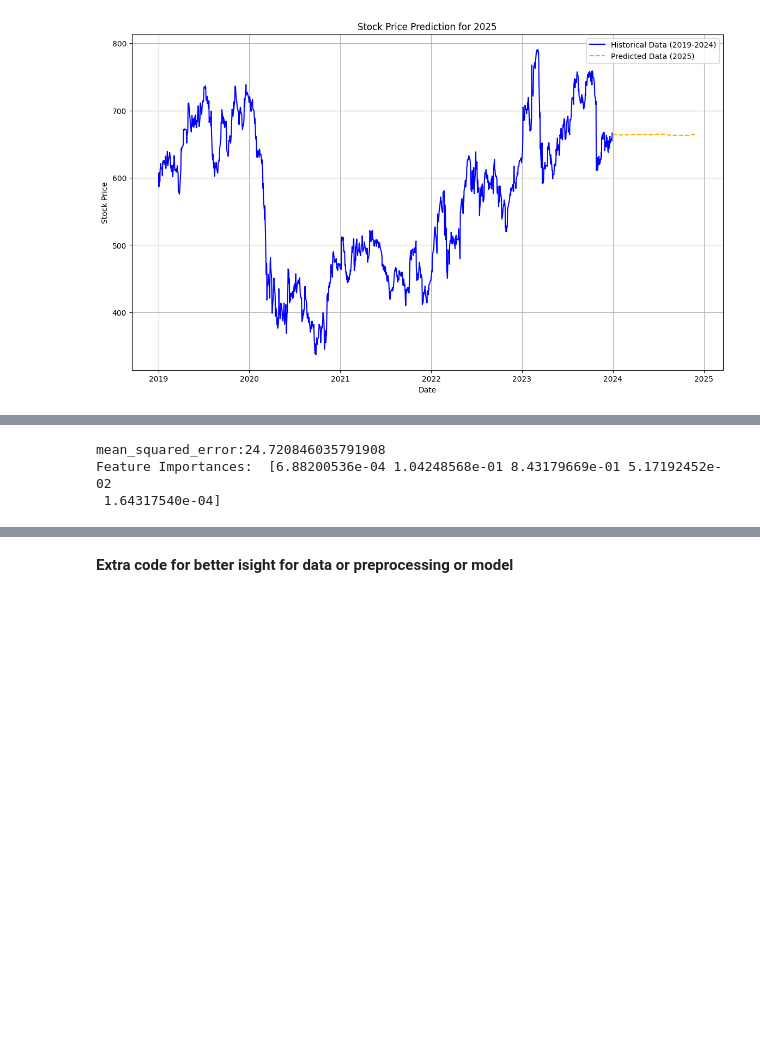
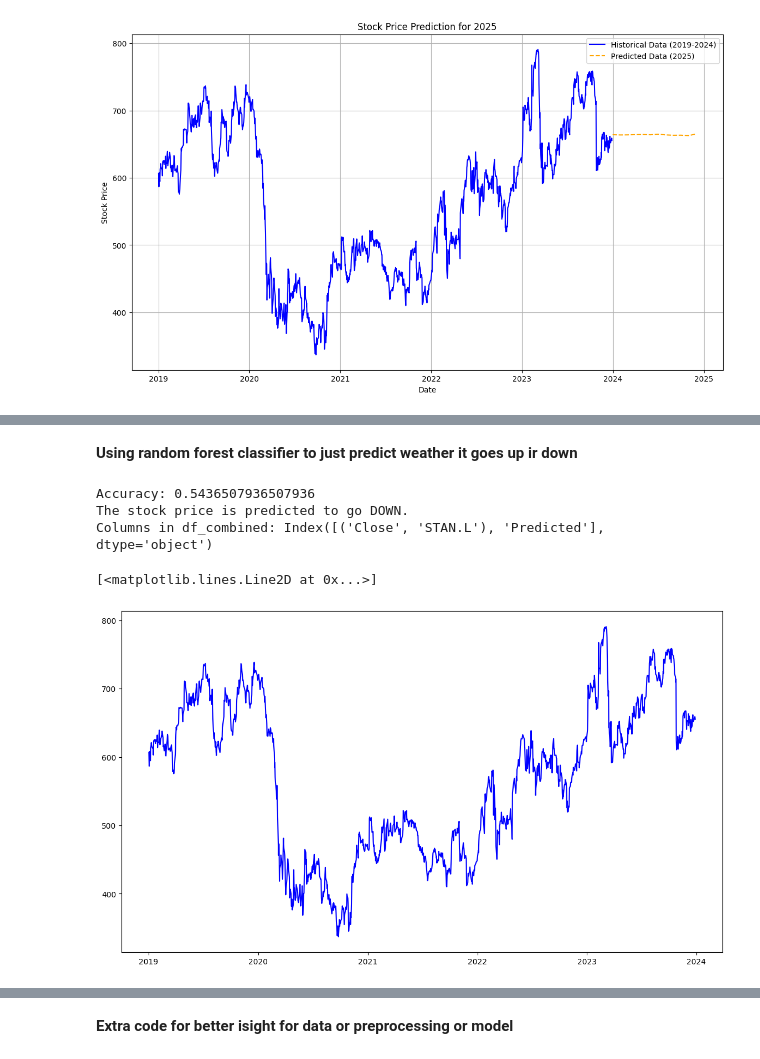
Before and after one commit to Muhammad-Abdullah-Jami/UK_Bank_Stocks_Prediction, a Jupyter notebook: Yfinance.ipynb, the cells around one changed output, grey strips where cells are left out. Drawn from its saved outputs; the diff is of its cells as text; code cells hidden in the pictures; blank space fills up the shorter version.

```diff
--- a/Yfinance.ipynb
+++ b/Yfinance.ipynb
@@ -280,15 +212,62 @@ X_train, X_test, y_train, y_test = train_test_split(X, y, test_size=0.2, random_
-# %%
-rf_model= RandomForestRegressor(n_estimators=100, random_state=42)
-rf_model.fit(X_train, y_train)
-y_pred=rf_model.predict(X_test)
-mse=mean_squared_error(y_test, y_pred)
-print(f'mean_squared_error:{mse}')
-feature_importances = rf_model.feature_importances_
-print("Feature Importances: ", feature_importances)
-# %% [output]
-mean_squared_error:24.720846035791908
-Feature Importances:  [6.88200536e-04 1.04248568e-01 8.43179669e-01 5.17192452e-02
- 1.64317540e-04]
+# %% [markdown]
+**Using random forest classifier to just predict weather it goes up ir down**
+# %%
+df['Target'] = np.where(df[('Close', 'STAN.L')].shift(-1) > df[('Close', 'STAN.L')], 1, 0)
+X = df[['CMA_Close', 'SMA_Close', 'EMA_Close']].iloc[:-1]
+y = df['Target'].iloc[:-1]
+X_train, X_test, y_train, y_test = train_test_split(X, y, test_size=0.2, random_state=42)
+
+# Random Forest classifier training
+rf_classifier = RandomForestClassifier(n_estimators=100, random_state=42)
+rf_classifier.fit(X_train, y_train)
+
+y_pred = rf_classifier.predict(X_test)
+
+# Evaluating the model
+accuracy = accuracy_score(y_test, y_pred)
+print("Accuracy:", accuracy)
+
+# Prediction for the next day
+next_day_data = X.iloc[-1].values.reshape(1, -1)
+next_day_prediction = rf_classifier.predict(next_day_data)
+
+if next_day_prediction == 1:
+    print("The stock price is predicted to go UP.")
+else:
+    print("The stock price is predicted to go DOWN.")
+
+# Prediction for the next year
+future_dates = pd.date_range(start=df.index[-1] + pd.DateOffset(days=1), periods=365, freq='D')
+future_predictions = pd.DataFrame(index=future_dates, columns=['Predicted_Trend'])
+
+last_known_values = X.iloc[-1].copy()
+
+# consective prediction for the next year
+for i in range(len(future_dates)):
+    future_predictions.iloc[i] = rf_classifier.predict(last_known_values.values.reshape(1, -1))
+
+    last_known_values['CMA_Close'] += 0.5 * (1 if future_predictions.iloc[i]['Predicted_Trend'] == 1 else -0.5)
+    last_known_values['SMA_Close'] += 0.5 * (1 if future_predictions.iloc[i]['Predicted_Trend'] == 1 else -0.5)
+    last_known_values['EMA_Close'] += 0.5 * (1 if future_predictions.iloc[i]['Predicted_Trend'] == 1 else -0.5)
+
+
+df_combined = pd.concat([df[[('Close', 'STAN.L')]], future_predictions.rename(columns={'Predicted_Trend': 'Predicted'})], axis=1)
+print("Columns in df_combined:", df_combined.columns)
+
+# DataFrame for predicted trends
+if ('Close', 'STAN.L') in df_combined.columns:
+    df_combined['Predicted_Price'] = df_combined[('Close', 'STAN.L')] + (df_combined['Predicted'].shift(1) * 0.5)
+else:
+    print("Column 'Close' is missing in df_combined.")
+
+plt.figure(figsize=(14, 8))
+plt.plot(df.index, df[('Close', 'STAN.L')], label='Historical Data (2019-2024)', color='blue')
+# %% [output]
+Accuracy: 0.5436507936507936
+The stock price is predicted to go DOWN.
+Columns in df_combined: Index([('Close', 'STAN.L'), 'Predicted'], dtype='object')
+[<matplotlib.lines.Line2D at 0x...>]
+[figure, added]
 # %%
 # creating bins for the continue and discreate data seprations for plottinh
 bins = np.linspace(y_test.min(), y_test.max(), 10)
```
Also changed, not shown: parts of 17 cells of this notebook.
